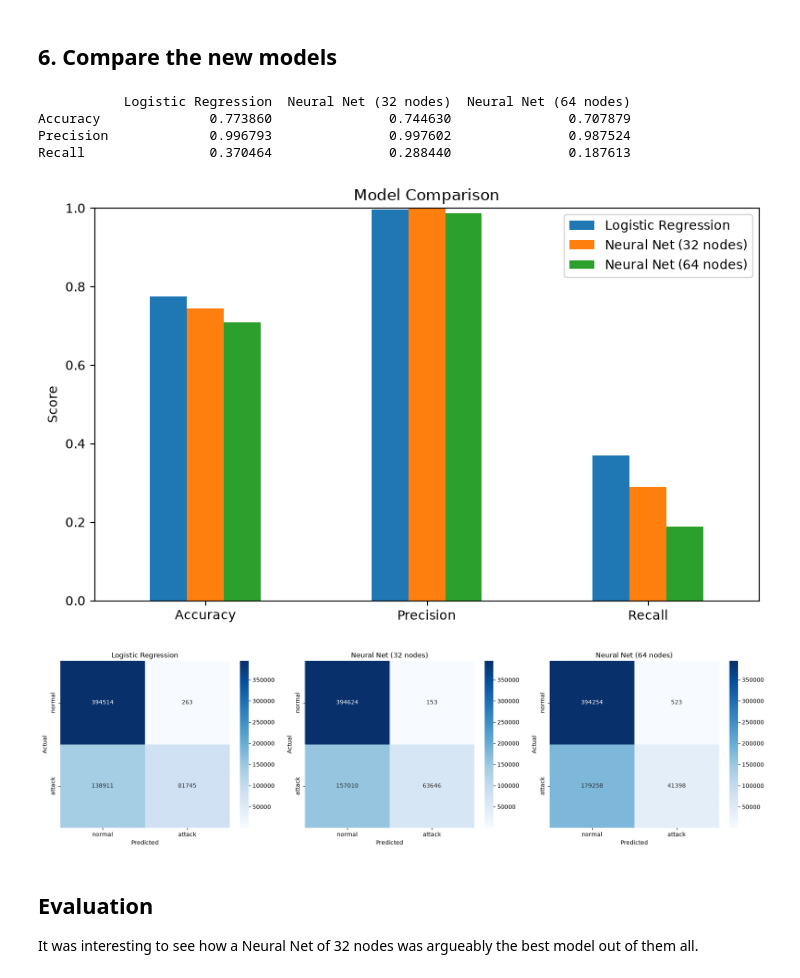
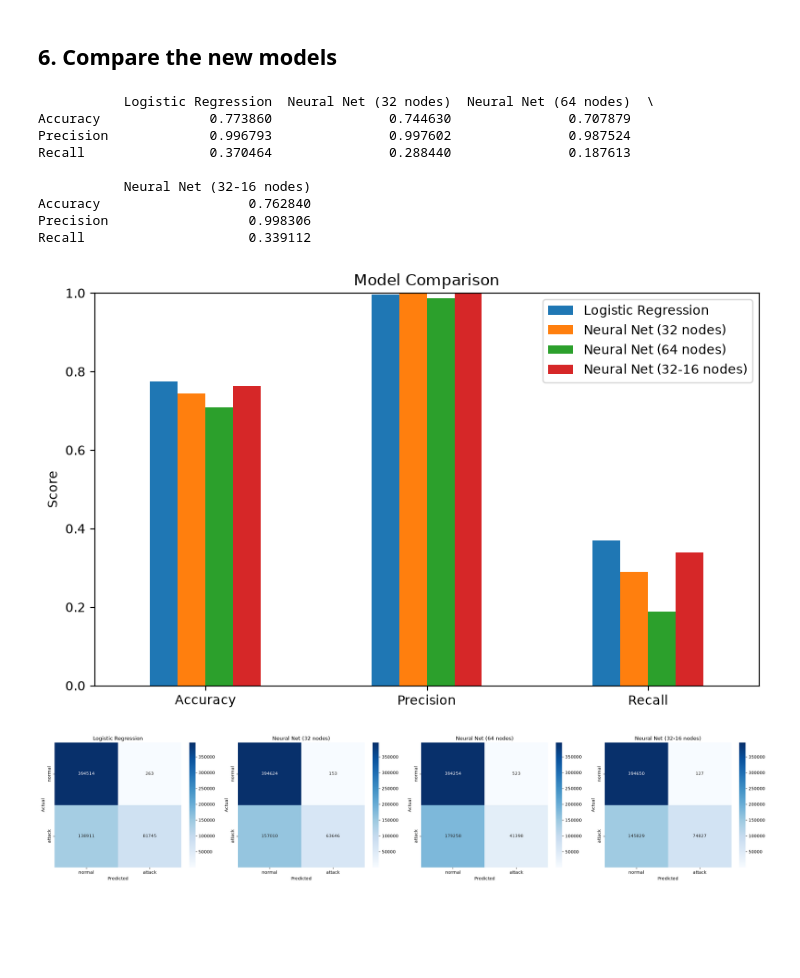
Before and after one commit to CorruptedStorm/NetworkIntrusionDetector, a Jupyter notebook: notebooks/cic_network_intrusion_detector.ipynb, the cells around one changed output. Drawn from its saved outputs; the diff is of its cells as text; code cells hidden in the pictures; blank space fills up the shorter version.

```diff
--- a/notebooks/cic_network_intrusion_detector.ipynb
+++ b/notebooks/cic_network_intrusion_detector.ipynb
@@ -87,33 +87,37 @@ weighted avg       0.83      0.77      0.74    615433
 I made two single hidden layer neural network to compare against the linear regression model. These are signifigantly heavier than the linear regresion and might take a couple minutes depending on your hardware.
 # %%
 #32 nodes with 42 random states
-mlp_model = train_mlp(X_train, y_train, hidden_layer_size=(32))
-#128 nodes with 64 random states
-mlp_model_2 = train_mlp(X_train, y_train, hidden_layer_size=(64), random_state=64)
+mlp_model = train_mlp(X_train, y_train, hidden_layer_size=(32,))
+#64 nodes with 64 random states
+mlp_model_2 = train_mlp(X_train, y_train, hidden_layer_size=(64,), random_state=64)
+#two sets of 32 and 16 nodes with 42 random states
+mlp_model_3 = train_mlp(X_train, y_train, hidden_layer_size=(32, 16))
 # %% [markdown]
 ## 6. Compare the new models
 # %%
 from src.compare import compare_models, plot_comparison
 
 lr_model = model
 
 models = {
     "Logistic Regression": lr_model,
     "Neural Net (32 nodes)": mlp_model,
     "Neural Net (64 nodes)": mlp_model_2,
+    "Neural Net (32-16 nodes)": mlp_model_3,
 }
 
 results_df, confusion_matrices = compare_models(models, X_test, y_test)
 print(results_df)
 plot_comparison(results_df, confusion_matrices)
 # %% [output]
-           Logistic Regression  Neural Net (32 nodes)  Neural Net (64 nodes)
+           Logistic Regression  Neural Net (32 nodes)  Neural Net (64 nodes)  \
 Accuracy              0.773860               0.744630               0.707879
 Precision             0.996793               0.997602               0.987524
 Recall                0.370464               0.288440               0.187613
+
+           Neural Net (32-16 nodes)
+Accuracy                   0.762840
+Precision                  0.998306
+Recall                     0.339112
-[figure, old version]
+[figure, new version]
-[figure, old version]
+[figure, new version]
-# %% [markdown]
-## Evaluation
-
-It was interesting to see how a Neural Net of 32 nodes was argueably the best model out of them all.
```
Also changed, not shown: 1 other file.
